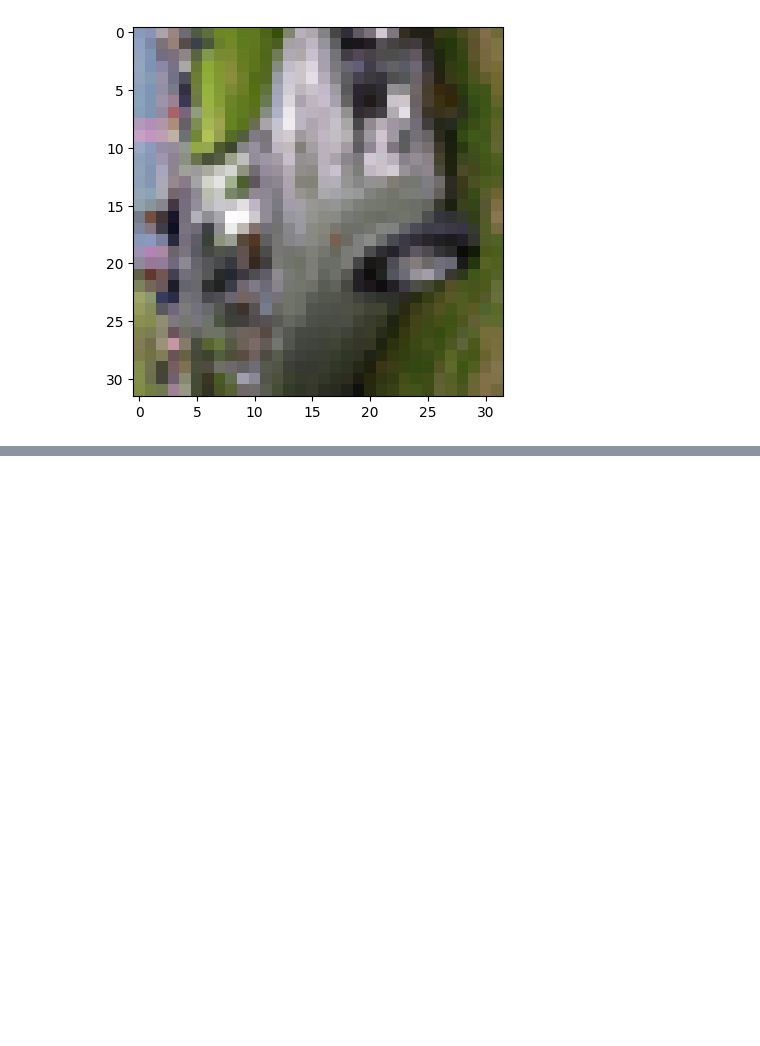
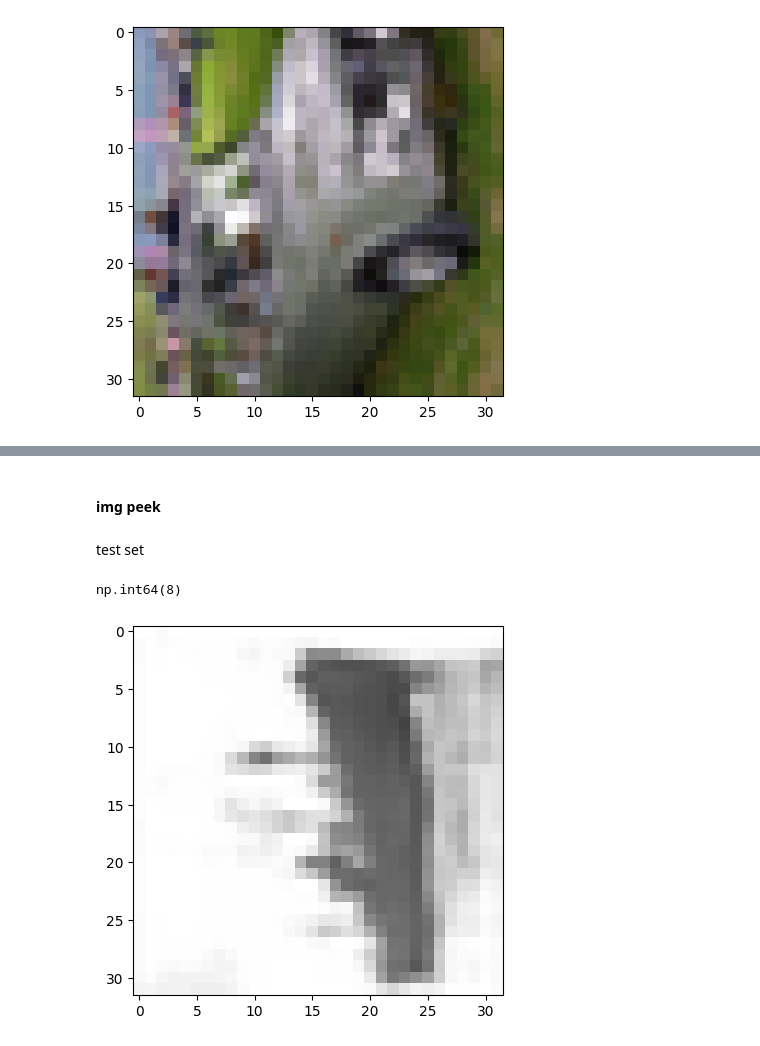
Before and after one commit to marekd6/CV1_labs, a Jupyter notebook: Assignment 01-20251025/cv1_md.ipynb, the cells around one changed output, grey strips where cells are left out. Saved outputs shown, nothing was run; the diff lists cells and outputs as text; code cells hidden in the pictures; blank space fills up the shorter version.

```diff
--- a/Assignment 01-20251025/cv1_md.ipynb
+++ b/Assignment 01-20251025/cv1_md.ipynb
@@ -229,0 +438,19 @@ np.int64(1)
+# %%
+selected_classes = [1,4,8]
+# %%
+# extracted_top_30_list = np.empty(shape=(0,32,32), dtype=np.uint8)
+extracted_top_30_list = []
+extracted_top_30_labs = []
+
+for class_lab in selected_classes:
+    first30_img = data_batch_1[b'data'][data_batch_1_labels == class_lab][:30,]
+    first30_lab = data_batch_1_labels[data_batch_1_labels == class_lab][:30,]
+    # print(len(first30))
+    # extracted_top_30_list = np.concatenate(extracted_top_30_list, first30_img)
+    extracted_top_30_list.append(first30_img)
+    extracted_top_30_labs.append(first30_lab)
+
+extracted_top_30_list = np.array(extracted_top_30_list)
+extracted_top_30_list = extracted_top_30_list.reshape((3*30, 3072))
+extracted_top_30_labs = np.array(extracted_top_30_labs).ravel()
+extracted_top_30_list
@@ -229,0 +506,14 @@ np.int64(1)
+# %%
+extracted_top_10_list = []
+extracted_top_10_labs = []
+
+for class_lab in selected_classes:
+    first10_img = test_batch[b'data'][test_batch_labels == class_lab][:10,]
+    first10_lab = test_batch_labels[test_batch_labels == class_lab][:10,]
+    extracted_top_10_list.append(first10_img)
+    extracted_top_10_labs.append(first10_lab)
+
+extracted_top_10_list = np.array(extracted_top_10_list)
+extracted_top_10_list = extracted_top_10_list.reshape((3*10, 3072))
+extracted_top_10_labs = np.array(extracted_top_10_labs).ravel()
+extracted_top_10_list
@@ -229,0 +605,12 @@ np.int64(1)
+# %% [markdown]
+#### img peek
+# %% [markdown]
+test set
+# %%
+import matplotlib.pyplot as plt
+xx = 29
+plt.imshow(extracted_top_10_list[xx].reshape(3,32,32).T)
+extracted_top_10_labs[xx]
+# %% [output]
+np.int64(8)
+[figure, added]
```
Also changed, not shown: parts of 41 cells of this notebook.
